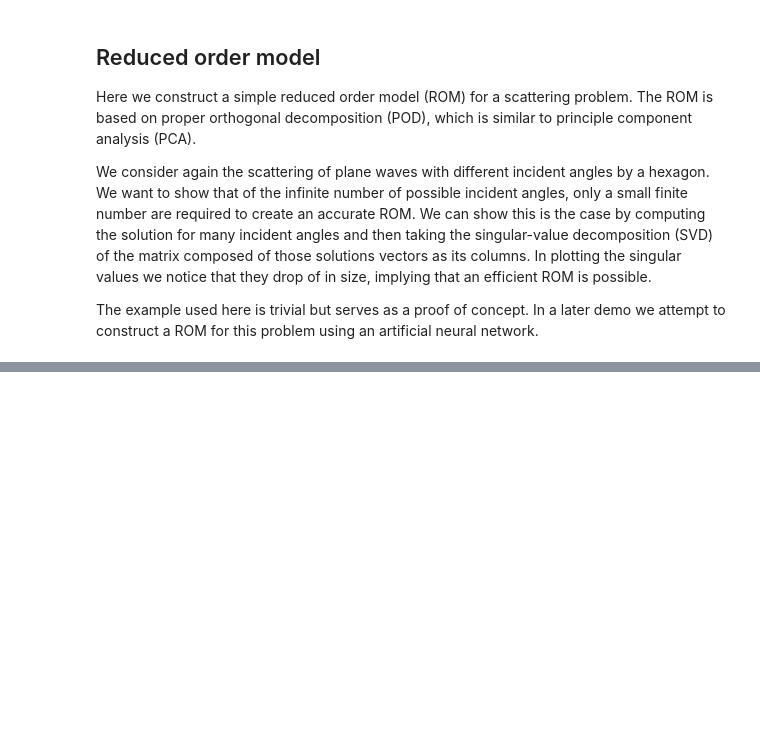
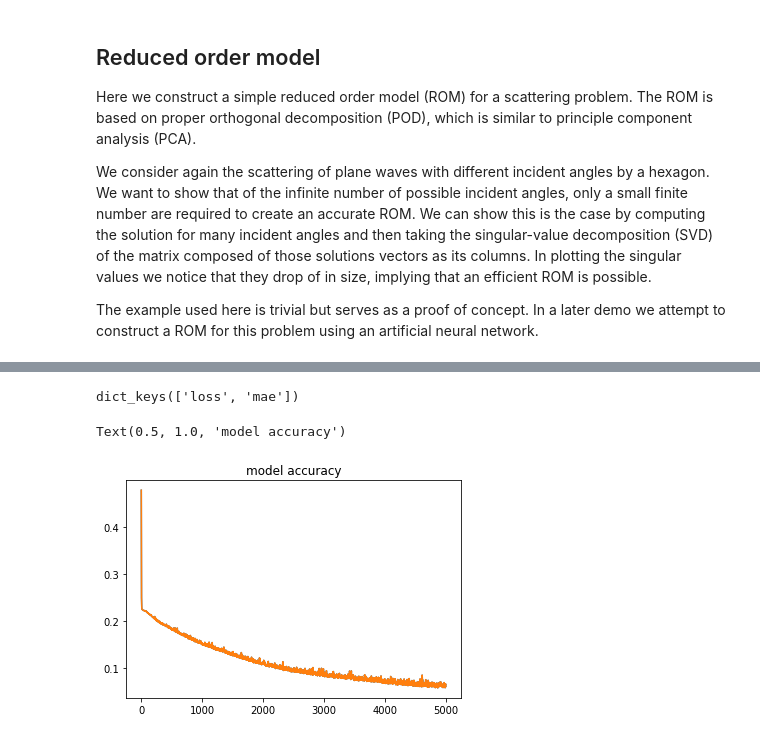
Before and after one commit to samuelpgroth/vines, a Jupyter notebook: demo/acoustics/demo3_reduced_order_model.ipynb, the cells around one changed output, grey strips where cells are left out. Drawn from its saved outputs; the diff is of its cells as text; code cells hidden in the pictures; blank space fills up the shorter version.

```diff
--- a/demo/acoustics/demo3_reduced_order_model.ipynb
+++ b/demo/acoustics/demo3_reduced_order_model.ipynb
@@ -170,0 +201,5 @@ Now let's try this using an artificial neural network instead of POD.
+# %%
+t_scaler = MinMaxScaler()
+t_scaler.fit(theta_train.reshape(-1, 1))
+theta_train = t_scaler.transform(theta_train.reshape(-1, 1))
+theta_test = t_scaler.transform(theta_test.reshape(-1, 1))
@@ -170,0 +210,15 @@ Now let's try this using an artificial neural network instead of POD.
+# %%
+model = Sequential([Dense(400, activation='relu', input_shape=[1]),
+                    Dense(400, activation='relu'),
+                    Dense(400, activation='relu'),
+                    Dense(400, activation='relu'),
+                    Dense(c_train.shape[1])])
+optimizer = tf.keras.optimizers.RMSprop(1e-3)
+# %%
+model.compile(loss='mae',
+              optimizer='adam',
+              metrics=['mae'])
+# Compile model
+# model.compile(loss='binary_crossentropy', optimizer='adam', metrics=['accuracy'])
+# %%
+history = model.fit(theta_train.reshape(-1,1), c_train, epochs=5000)
@@ -170,0 +248,11 @@ Now let's try this using an artificial neural network instead of POD.
+# %%
+print(history.history.keys())
+# %% [output]
+dict_keys(['loss', 'mae'])
+# %%
+plt.plot(history.history['mae'])
+plt.plot(history.history['loss'])
+plt.title('model accuracy')
+# %% [output]
+Text(0.5, 1.0, 'model accuracy')
+[figure, added]
```
Also changed, not shown: parts of 25 cells of this notebook, 4 other files.
